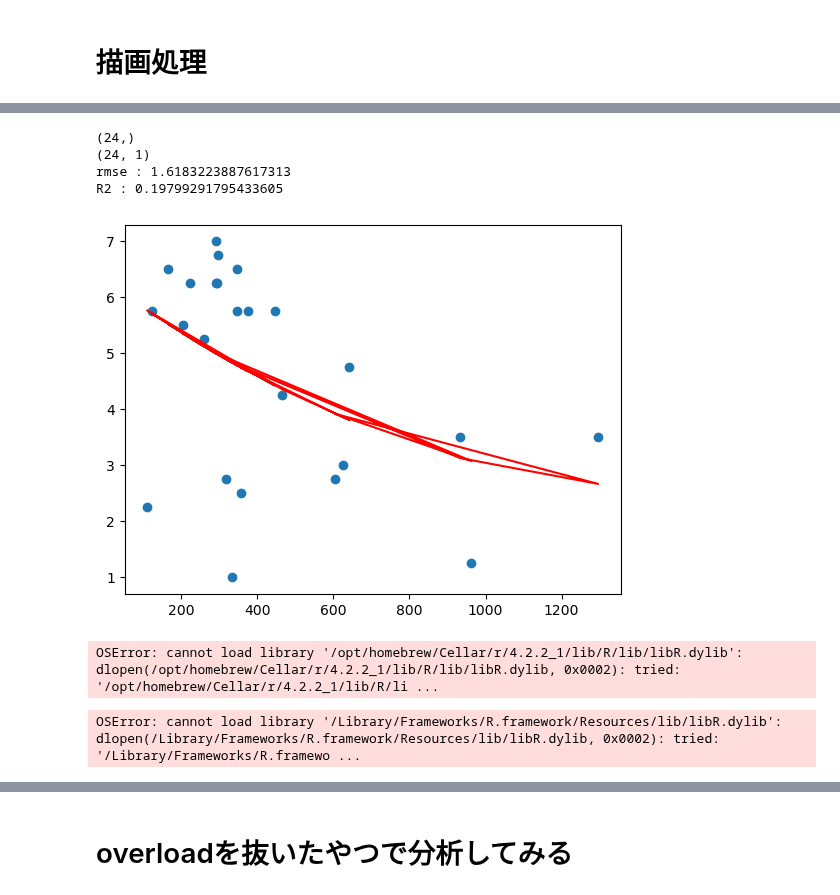
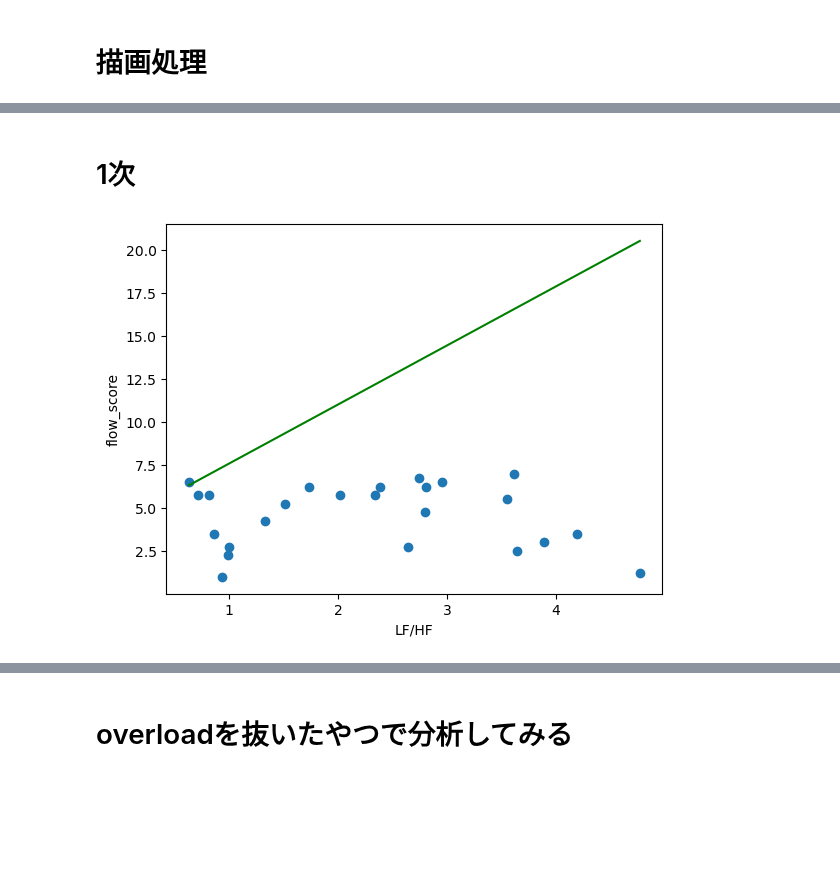
Before and after one commit to miyakooti/ECGAnalysis, a Jupyter notebook: regression_of_flow_score.ipynb, the cells around one changed output, grey strips where cells are left out. Drawn from its saved outputs; the diff is of its cells as text; code cells hidden in the pictures; blank space fills up the shorter version.

```diff
--- a/regression_of_flow_score.ipynb
+++ b/regression_of_flow_score.ipynb
@@ -26,7 +31,7 @@ pvalue_index = -1
 # %% [markdown]
 ### 分析対象のファイルのパスを正規表現で取得
 # %%
-pathes = glob.glob("/Users/miyakooti/repositories/arai_MATLAB_program/csv/?_*/HRV_and_PLI.csv")
+pathes = glob.glob(f"{repository_path}/csv/?_*/HRV_and_PLI.csv")
 pathes.sort()
 pathes
 # %% [output]
@@ -482,55 +427,22 @@ from sklearn.preprocessing import PolynomialFeatures
-# %%
-x = flow_dataset["kubios_lf"]
-y = flow_dataset[["questionnaire_average"]]
-
-print(x.shape)
-x = x[:,np.newaxis]
-print(x.shape)
-
-# 2次元の特徴量に変換
-polynomial_features= PolynomialFeatures(degree=2)
-x_poly = polynomial_features.fit_transform(x)
-
-# y = b0 + b1x + b2x^2 の b0～b2 を算出
-model = LinearRegression()
-model.fit(x_poly, y)
-y_pred = model.predict(x_poly)
-
-# 評価
-rmse = np.sqrt(mean_squared_error(y, y_pred))
-r2 = r2_score(y, y_pred)
-print(f'rmse : {rmse}')
-print(f'R2 : {r2}')
-
-# 可視化
-plt.scatter(x, y)
-plt.plot(x, y_pred, color='r')
-plt.show()
-# %% [output]
-(24,)
-(24, 1)
-rmse : 1.6183223887617313
-R2 : 0.19799291795433605
-[figure, removed]
-# %%
-import rpy2.robjects as robjects
-# https://takacity.blog.fc2.com/blog-entry-305.html
-
-import numpy as np
-import statsmodels.formula.api as smf
-from rpy2.robjects import r, pandas2ri
-import matplotlib.pyplot as plt
-pandas2ri.activate()
-# %% [output]
-OSError: cannot load library '/opt/homebrew/Cellar/r/4.2.2_1/lib/R/lib/libR.dylib': dlopen(/opt/homebrew/Cellar/r/4.2.2_1/lib/R/lib/libR.dylib, 0x0002): tried: '/opt/homebrew/Cellar/r/4.2.2_1/lib/R/li ...
-# %%
-
-
-x = flow_dataset["kubios_lf"]
-y = flow_dataset[["questionnaire_average"]]
-
-
-result2 = smf.ols('kubios_lf ~ questionnaire_average + np.power(questionnaire_average, 2)', data=flow_dataset).fit()
-print(result2.summary())
-# %% [output]
-OSError: cannot load library '/Library/Frameworks/R.framework/Resources/lib/libR.dylib': dlopen(/Library/Frameworks/R.framework/Resources/lib/libR.dylib, 0x0002): tried: '/Library/Frameworks/R.framewo ...
+# %% [markdown]
+# 1次
+# %%
+x = flow_dataset["kubios_lf/hf"]
+xlabel = "LF/HF"
+
+y = flow_dataset[["questionnaire_average"]]
+ylabel = "flow_score"
+
+result2 = smf.ols('questionnaire_average ~ concentration_FCz', data=flow_dataset).fit()
+
+#graph
+plt.scatter(x, y)
+x = x.sort_values()
+b0_2, b1_2 = result2.params
+plt.plot(x, b0_2 + b1_2*x, 'g')
+plt.xlabel(xlabel)
+plt.ylabel(ylabel)
+plt.savefig(f"{repository_path}/csv/{folder_name}/image/{_{ylabel}_1next.png")
+plt.show()
+# %% [output]
+[figure, added]
```
Also changed, not shown: parts of 13 cells of this notebook.
